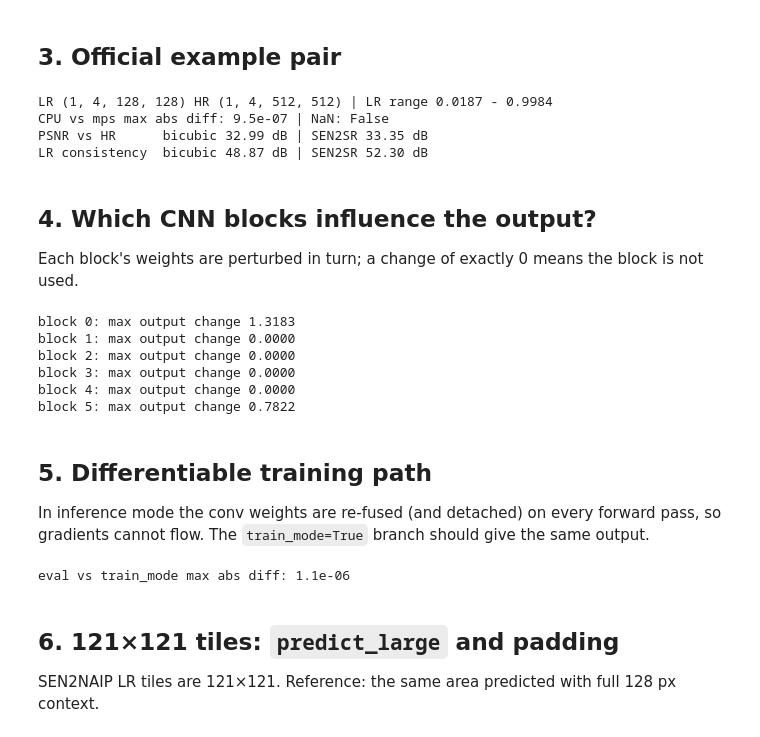
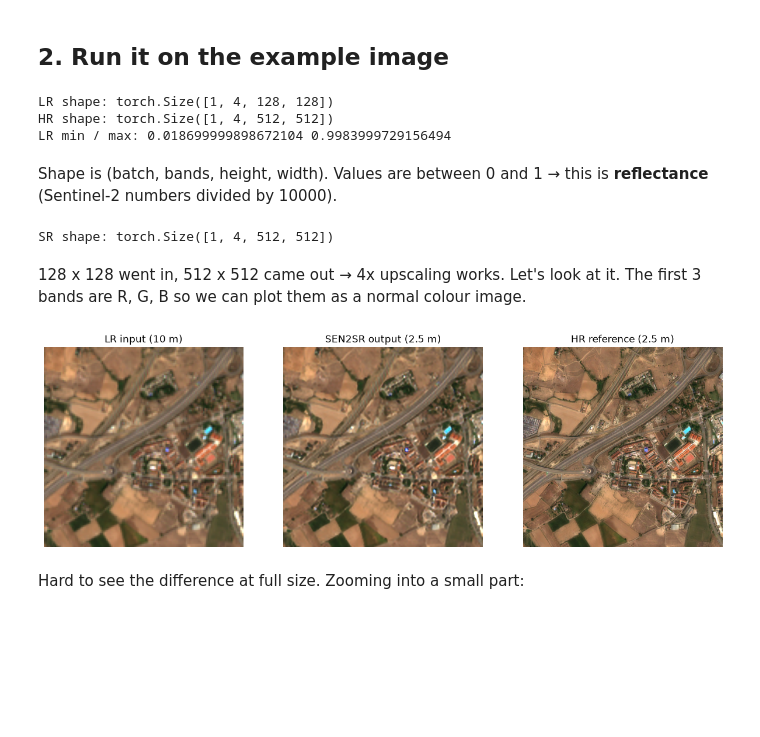
Before and after one commit to Mannat-Makwana/SEN2SR_Model, a Jupyter notebook: phase0_model_check.ipynb, the cells around one changed output. Drawn from its saved outputs; the diff is of its cells as text; code cells hidden in the pictures; blank space fills up the shorter version.

```diff
--- a/phase0_model_check.ipynb
+++ b/phase0_model_check.ipynb
@@ -98,58 +73,41 @@ LR Nyquist radius = 64
 # %% [markdown]
-## 3. Official example pair
+## 2. Run it on the example image
 # %%
-lr_ex, hr_ex = mlstac.load(str(model_dir)).example_data()
-with torch.no_grad():
-    sr_cpu = model_cpu(lr_ex)
-    sr_dev = model(lr_ex.to(DEVICE)).cpu()
-bicubic = F.interpolate(lr_ex, scale_factor=SCALE, mode="bicubic", antialias=True)
+lr, hr = mlstac.load(model_dir).example_data()
 
-print("LR", tuple(lr_ex.shape), "HR", tuple(hr_ex.shape), "| LR range", round(lr_ex.min().item(), 4), "-", round(lr_ex.max().item(), 4))
-print("CPU vs", DEVICE, "max abs diff:", f"{(sr_cpu - sr_dev).abs().max().item():.1e}", "| NaN:", torch.isnan(sr_cpu).any().item())
-print(f"PSNR vs HR      bicubic {psnr(bicubic, hr_ex):.2f} dB | SEN2SR {psnr(sr_cpu, hr_ex):.2f} dB")
-print(f"LR consistency  bicubic {psnr(F.avg_pool2d(bicubic, SCALE), lr_ex):.2f} dB | SEN2SR {psnr(F.avg_pool2d(sr_cpu, SCALE), lr_ex):.2f} dB")
+print("LR shape:", lr.shape)
+print("HR shape:", hr.shape)
+print("LR min / max:", lr.min().item(), lr.max().item())
 # %% [output]
-LR (1, 4, 128, 128) HR (1, 4, 512, 512) | LR range 0.0187 - 0.9984
-CPU vs mps max abs diff: 9.5e-07 | NaN: False
-PSNR vs HR      bicubic 32.99 dB | SEN2SR 33.35 dB
-LR consistency  bicubic 48.87 dB | SEN2SR 52.30 dB
+LR shape: torch.Size([1, 4, 128, 128])
+HR shape: torch.Size([1, 4, 512, 512])
+LR min / max: 0.018699999898672104 0.9983999729156494
 # %% [markdown]
-## 4. Which CNN blocks influence the output?
-
-Each block's weights are perturbed in turn; a change of exactly 0 means the block is not used.
+Shape is (batch, bands, height, width). Values are between 0 and 1 → this is **reflectance** (Sentinel-2 numbers divided by 10000).
 # %%
-cnn = model_cpu.sr_model
-torch.manual_seed(0)
 with torch.no_grad():
-    base = cnn(lr_ex)
-    for i, block in enumerate(cnn.blocks):
-        saved = {k: v.clone() for k, v in block.state_dict().items()}
-        for p in block.parameters():
-            p.add_(torch.randn_like(p) * 0.1)
-        print(f"block {i}: max output change {(cnn(lr_ex) - base).abs().max().item():.4f}")
-        block.load_state_dict(saved)
+    sr = model(lr.to(device)).cpu()
+
+print("SR shape:", sr.shape)
 # %% [output]
-block 0: max output change 1.3183
-block 1: max output change 0.0000
-block 2: max output change 0.0000
-block 3: max output change 0.0000
-block 4: max output change 0.0000
-block 5: max output change 0.7822
+SR shape: torch.Size([1, 4, 512, 512])
 # %% [markdown]
-## 5. Differentiable training path
-
-In inference mode the conv weights are re-fused (and detached) on every forward pass, so gradients cannot flow. The `train_mode=True` branch should give the same output.
+128 x 128 went in, 512 x 512 came out → 4x upscaling works. Let's look at it. The first 3 bands are R, G, B so we can plot them as a normal colour image.
 # %%
-from sen2sr.models.opensr_baseline.cnn import CNNSR
+def show_rgb(img, title=""):
+    # img: numpy array (bands, H, W) -> plot bands 0,1,2 as RGB
+    rgb = img[:3].transpose(1, 2, 0)
+    plt.imshow(np.clip(rgb * 3, 0, 1))   # *3 to make it brighter, reflectance values are small
+    plt.title(title)
+    plt.axis("off")
 
-train_cnn = CNNSR(4, 4, 24, 4, True, True, 6)
-train_cnn.load_state_dict(safetensors.torch.load_file(model_dir / "model.safetensor"))
-with torch.no_grad():
-    print("eval vs train_mode max abs diff:", f"{(cnn(lr_ex) - train_cnn(lr_ex)).abs().max().item():.1e}")
+plt.figure(figsize=(15, 5))
+plt.subplot(1, 3, 1); show_rgb(lr[0].numpy(), "LR input (10 m)")
+plt.subplot(1, 3, 2); show_rgb(sr[0].numpy(), "SEN2SR output (2.5 m)")
+plt.subplot(1, 3, 3); show_rgb(hr[0].numpy(), "HR reference (2.5 m)")
+plt.show()
 # %% [output]
-eval vs train_mode max abs diff: 1.1e-06
+[figure, added]
 # %% [markdown]
-## 6. 121×121 tiles: `predict_large` and padding
-
-SEN2NAIP LR tiles are 121×121. Reference: the same area predicted with full 128 px context.
+Hard to see the difference at full size. Zooming into a small part:
 # %%
```
Also changed, not shown: parts of 45 cells of this notebook, 2 other files.
